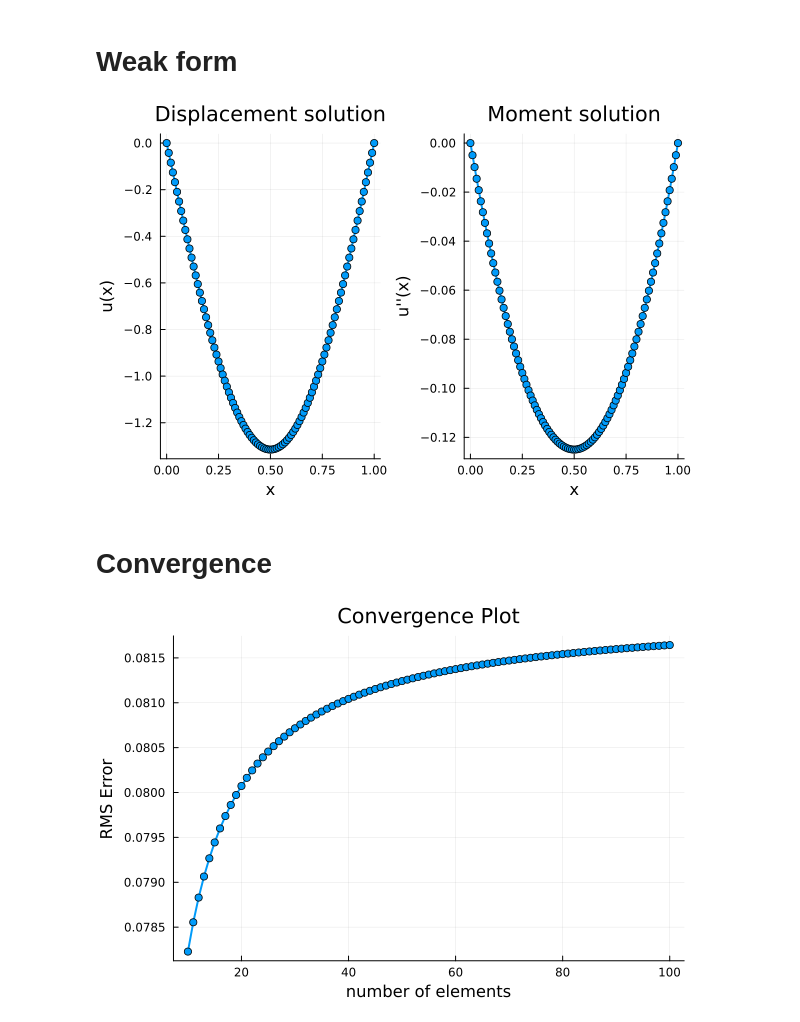
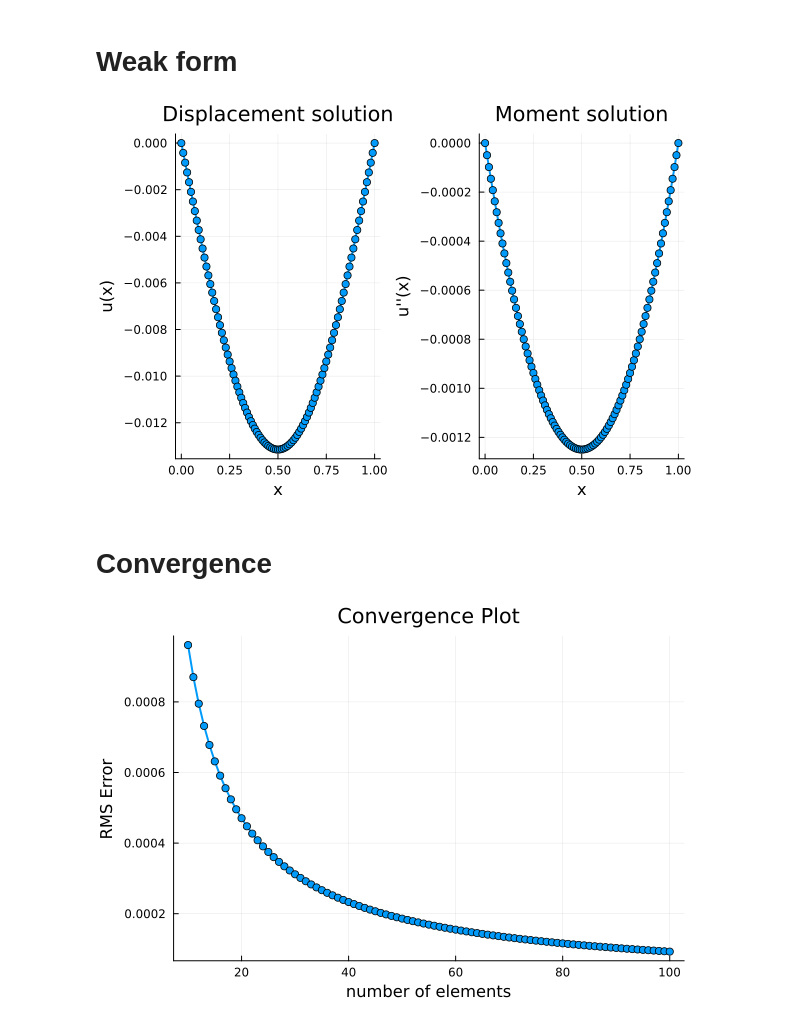
Before and after one commit to Dr4k3z/Athens-FEM, a Jupyter notebook: Day_4.ipynb, the cells around one changed output. Drawn from its saved outputs; the diff is of its cells as text; code cells hidden in the pictures.

```diff
--- a/Day_4.ipynb
+++ b/Day_4.ipynb
@@ -98,35 +98,35 @@ function weak_form(x, nelements, nnodes)
     A[1,1] = 1;     A[1,2] = 0;        f[1]   = 0
     A[end,end-1]=0; A[end,end] = 1;    f[end] = 0
 
     I = UniformScaling(nnodes);
     nul = 0*I;
-    B = [A -I*h; nul A];
+    B = [A/h -I; nul A/h];
     ff = [0*f; f];
 
     #..solve the linear system
     uv = B \ ff
     return uv
 end
 
 
 uv = weak_form(x, nelements, nnodes)
 u = uv[1:nnodes]
 v = uv[nnodes+1:end]
 
 #..plot the solution
 p1=plot(x,u,shape=:circle,lw=2,legend=false)
 xlabel!("x")
 ylabel!("u(x)")
 title!("Displacement solution")
 
 p2=plot(x,v,shape=:circle,lw=2,legend=false)
 xlabel!("x")
 ylabel!("u''(x)")
 title!("Moment solution")
 
 plot(p1,p2,layout=(1,2))
 # %% [output]
-[figure, old version]
+[figure, new version]
 # %% [markdown]
 # Convergence
 # %%
@@ -136,7 +136,8 @@ for nelements = 10:100
     nnodes = nelements+1
     x = Vector(0:h:1);
     f = strong_form.(x);
-    u = weak_form(x, nelements, nnodes);
+    uv = weak_form(x, nelements, nnodes);
+    u = uv[1:nnodes]
     rmse = rmsd(u, f; normalize=false);
     append!(rmse_array, rmse);
 end
@@ -146,7 +147,7 @@ title!("Convergence Plot")
 xlabel!("number of elements")
 ylabel!("RMS Error")
 # %% [output]
-[figure, old version]
+[figure, new version]
 # %%
 rmse_array = Vector{Float64}()
 for nelements = 10:100
```
Also changed, not shown: parts of 2 cells of this notebook, 1 other file.
